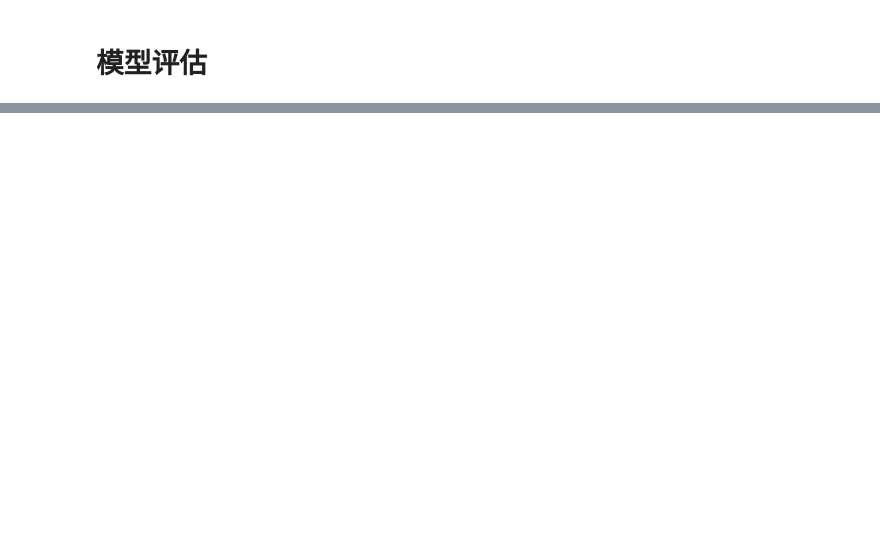
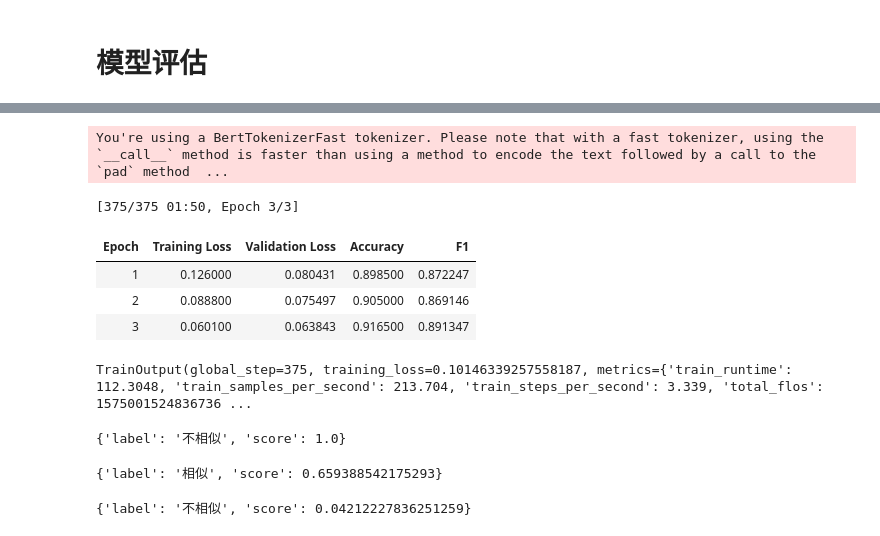
Before and after one commit to Yutong-Dai/commented_codebase, a Jupyter notebook: hf_tutorial/07_span_similarity.ipynb, the cells around one changed output, grey strips where cells are left out. Saved outputs shown, nothing was run; the diff lists cells and outputs as text; code cells hidden in the pictures; blank space fills up the shorter version.

```diff
--- a/hf_tutorial/07_span_similarity.ipynb
+++ b/hf_tutorial/07_span_similarity.ipynb
@@ -137,0 +179,8 @@ pipe({'text': '我喜欢你', 'text_pair': '我爱你'})
+# %%
+def process_function(examples):
+    tokenized_examples = tokenizer(examples["sentence1"], examples["sentence2"], max_length=128, truncation=True)
+    tokenized_examples["labels"] = [float(label) for label in examples["label"]]
+    return tokenized_examples
+
+tokenized_datasets = datasets.map(process_function, batched=True, remove_columns=datasets["train"].column_names)
+print(tokenized_datasets['train'][0])
@@ -137,0 +189,3 @@ pipe({'text': '我喜欢你', 'text_pair': '我爱你'})
+# %%
+# turn classification to regression
+model = AutoModelForSequenceClassification.from_pretrained(checkpoint, num_labels=1)
@@ -137,0 +204,47 @@ pipe({'text': '我喜欢你', 'text_pair': '我爱你'})
+# %%
+def eval_metric(eval_predict):
+    predictions, labels = eval_predict
+    predictions = [int(i > 0.5) for i in predictions]
+    labels = [int(i > 0.5) for i in labels]
+    acc = acc_metric.compute(predictions=predictions, references=labels)
+    f1 = f1_metirc.compute(predictions=predictions, references=labels)
+    acc.update(f1)
+    return acc
+# %%
+trainer = Trainer(model=model,
+                  args=train_args,
+                  train_dataset=tokenized_datasets["train"],
+                  eval_dataset=tokenized_datasets["test"],
+                  data_collator=DataCollatorWithPadding(tokenizer=tokenizer),
+                  compute_metrics=eval_metric)
+# %%
+trainer.train()
+# %% [output]
+You're using a BertTokenizerFast tokenizer. Please note that with a fast tokenizer, using the `__call__` method is faster than using a method to encode the text followed by a call to the `pad` method  ...
+[375/375 01:50, Epoch 3/3]
+| Epoch | Training Loss | Validation Loss | Accuracy | F1 |
+| 1 | 0.126000 | 0.080431 | 0.898500 | 0.872247 |
+| 2 | 0.088800 | 0.075497 | 0.905000 | 0.869146 |
+| 3 | 0.060100 | 0.063843 | 0.916500 | 0.891347 |
+TrainOutput(global_step=375, training_loss=0.10146339257558187, metrics={'train_runtime': 112.3048, 'train_samples_per_second': 213.704, 'train_steps_per_second': 3.339, 'total_flos': 1575001524836736 ...
+# %%
+model.config.id2label = {0: "不相似", 1: "相似"}
+pipe = pipeline("text-classification", model=model, tokenizer=tokenizer, device=0)
+
+pipe({'text': '我喜欢北京', 'text_pair': '北京是我喜欢的城市'})
+# %% [output]
+{'label': '不相似', 'score': 1.0}
+# %%
+pipe = pipeline("text-classification", model=model, tokenizer=tokenizer, device=0, function_to_apply='none')
+result = pipe({'text': '我喜欢北京', 'text_pair': '北京是我喜欢的城市'})
+result['label'] = '相似' if result['score'] > 0.5 else '不相似'
+result
+# %% [output]
+{'label': '相似', 'score': 0.659388542175293}
+# %%
+pipe = pipeline("text-classification", model=model, tokenizer=tokenizer, device=0, function_to_apply='none')
+result = pipe({'text': '我喜欢北京', 'text_pair': '天气不错'})
+result['label'] = '相似' if result['score'] > 0.5 else '不相似'
+result
+# %% [output]
+{'label': '不相似', 'score': 0.04212227836251259}
```
Also changed, not shown: parts of 44 cells of this notebook, 26 other files.
